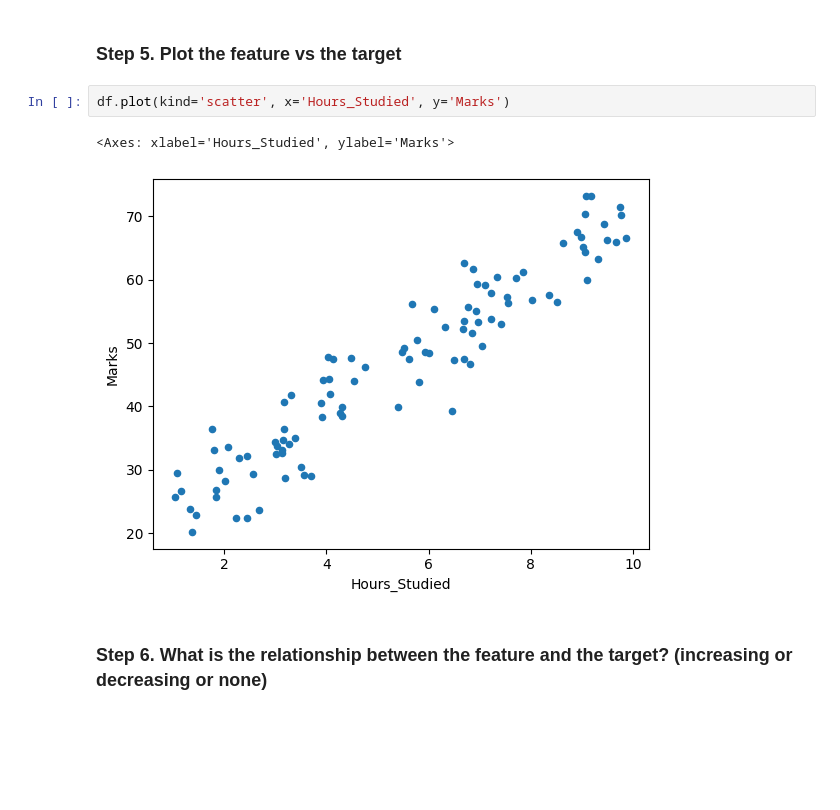
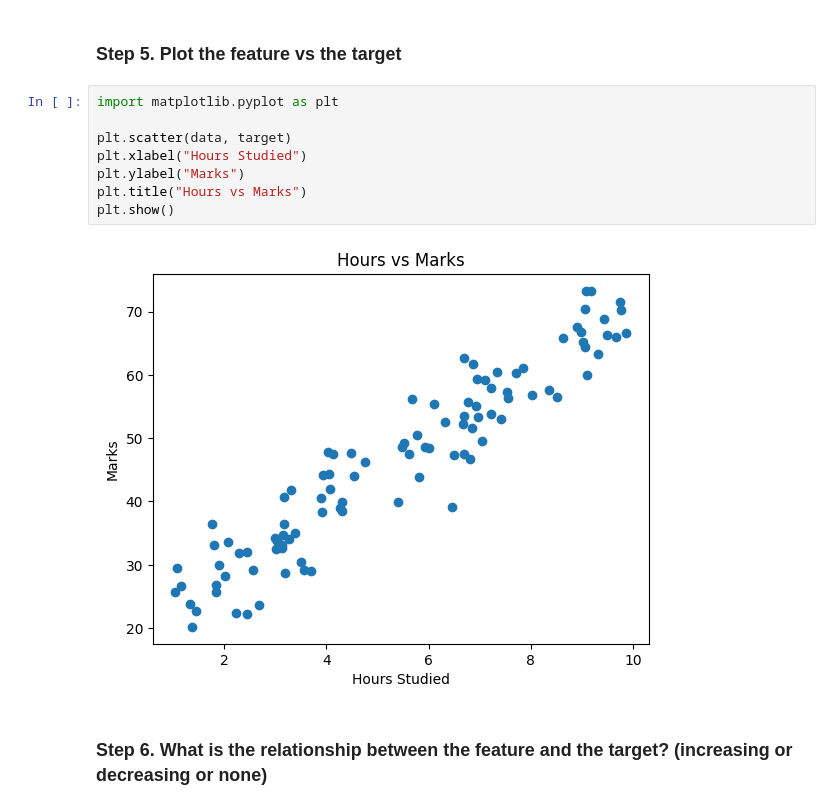
Before and after one commit to lamaalfreah/AAI, a Jupyter notebook: student/c3/ex1_reg.ipynb, the cells around one changed output. Saved outputs shown, nothing was run; the diff lists cells and outputs as text; blank space fills up the shorter version.

```diff
--- a/student/c3/ex1_reg.ipynb
+++ b/student/c3/ex1_reg.ipynb
@@ -69,10 +69,15 @@ df.describe()
 # %% [markdown]
 ### Step 5. Plot the feature vs the target
 # %%
-df.plot(kind='scatter', x='Hours_Studied', y='Marks')
+import matplotlib.pyplot as plt
+
+plt.scatter(data, target)
+plt.xlabel("Hours Studied")
+plt.ylabel("Marks")
+plt.title("Hours vs Marks")
+plt.show()
 # %% [output]
-<Axes: xlabel='Hours_Studied', ylabel='Marks'>
-[figure, old version]
+[figure, new version]
 # %% [markdown]
 ### Step 6. What is the relationship between the feature and the target? (increasing or decreasing or none)
 # %% [markdown]
```
Also changed, not shown: parts of 6 cells of this notebook.
